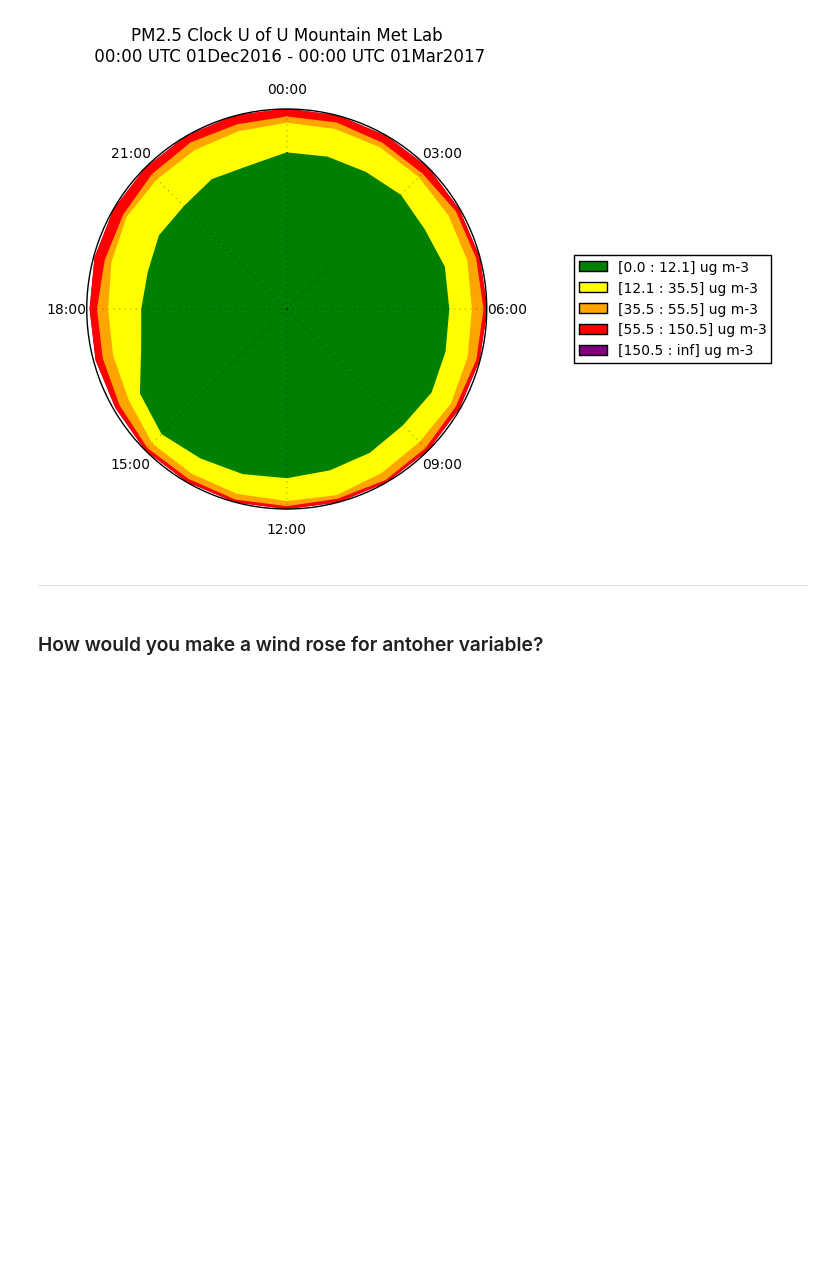
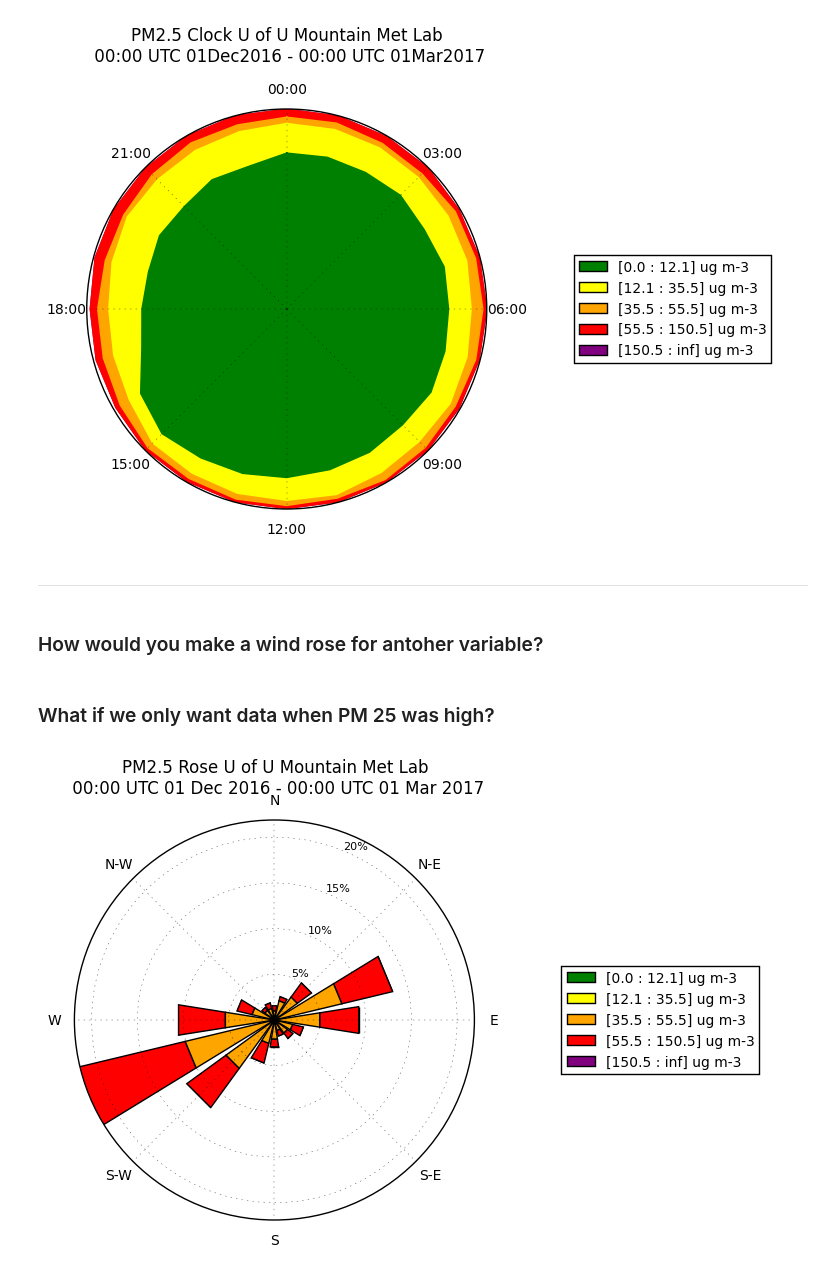
Before and after one commit to blaylockbk/pyBKB_v2, a Jupyter notebook: outreach/outreach_WindRose.ipynb, the cells around one changed output. Drawn from its saved outputs; the diff is of its cells as text; code cells hidden in the pictures; blank space fills up the shorter version.

```diff
--- a/outreach/outreach_WindRose.ipynb
+++ b/outreach/outreach_WindRose.ipynb
@@ -349,3 +360,35 @@ clock_rose()
 ----------------------
 # %% [markdown]
 ### How would you make a wind rose for antoher variable?
+# %% [markdown]
+### What if we only want data when PM 25 was high?
+# %%
+high_PM_idx = a['PM_25_concentration'] > 35.5
+# you'll get a warning becuase there may be nans in the data
+# %%
+dir_high = a['wind_direction'][high_PM_idx]
+PM25_high = a['PM_25_concentration'][high_PM_idx]
+
+axH = new_axes()
+axH.bar(dir_high, PM25_high,
+            nsector=16,
+            normed=True,
+            bins=[0, 12.1, 35.5, 55.5, 150.5],
+            colors=('green', 'yellow', 'orange', 'red', 'purple'))
+# Create a legend
+set_legend(ax)
+plt.title("PM2.5 Rose %s \n %s - %s" % (a['NAME'], start.strftime('%H:%M UTC %d %b %Y'), end.strftime('%H:%M UTC %d %b %Y')))
+
+plt.grid(True)
+
+# Grid at 5% intervals
+plt.yticks(np.arange(0, 105, 5))
+
+# I don't want to label the 0%, so do this...
+axH.set_yticklabels(['', '5%', '10%', '15%', '20%', '25%', '30%', '35%', '40%'])
+
+# Change the plot range
+#axH.set_rmax(25)
+axH.set_rmax(np.max(np.sum(ax._info['table'], axis=0)))
+# %% [output]
+[figure, added]
```
Also changed, not shown: parts of 6 cells of this notebook.
